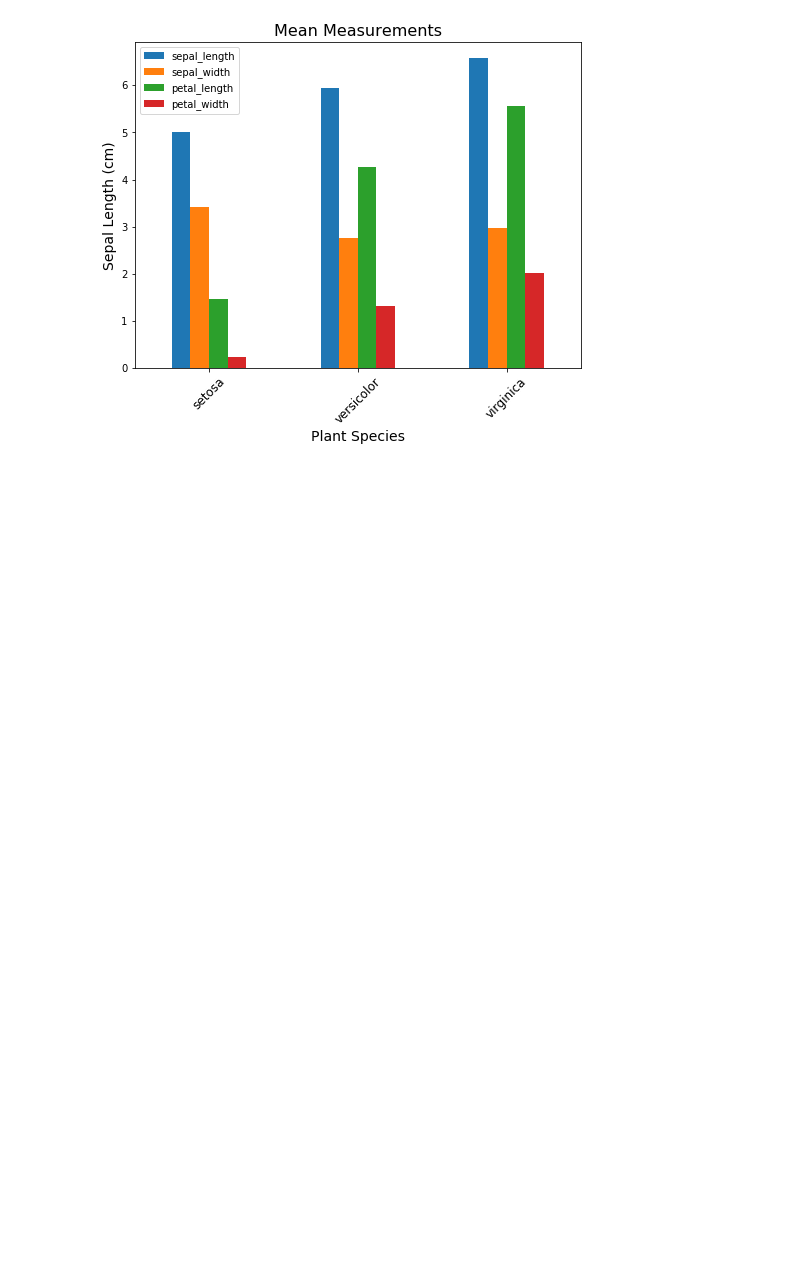
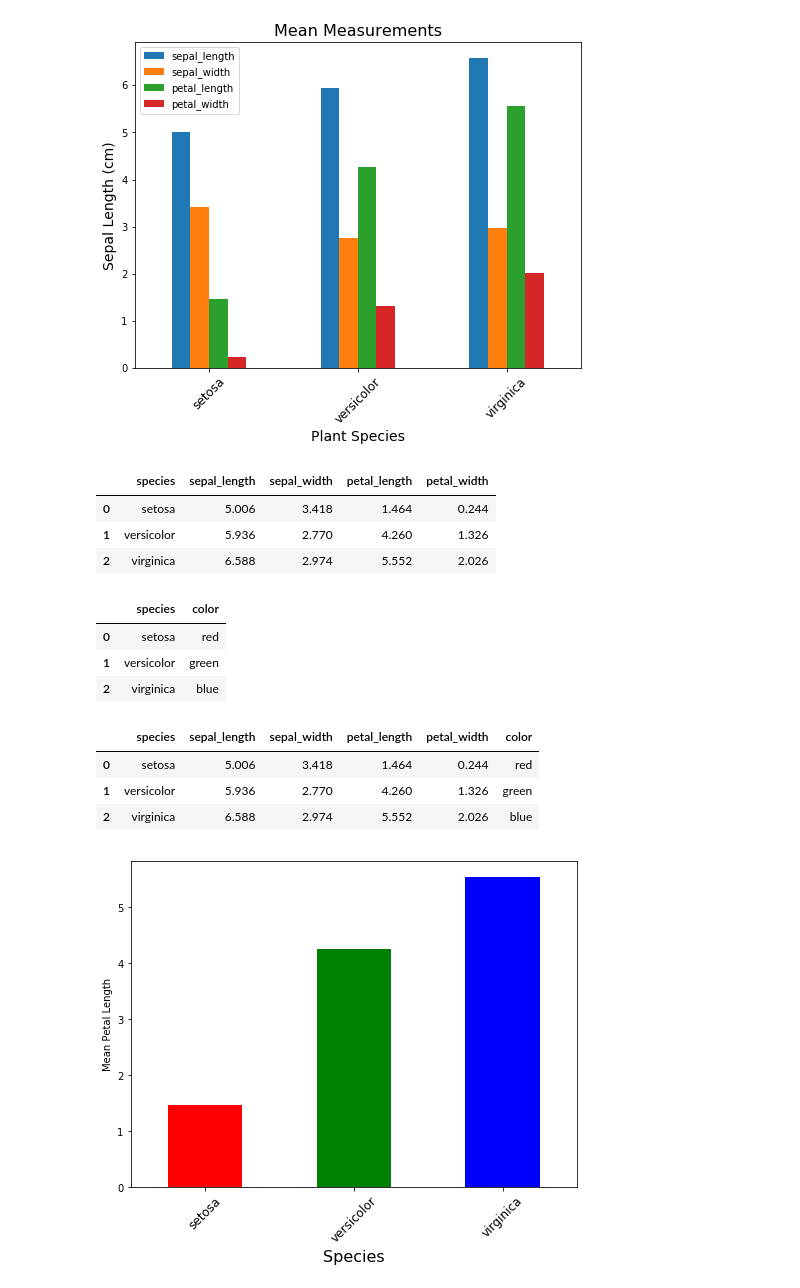
Before and after one commit to cybera/synthi, a Jupyter notebook: docs/examples/visualizations.ipynb, the cells around one changed output. Drawn from its saved outputs; the diff is of its cells as text; code cells hidden in the pictures; blank space fills up the shorter version.

```diff
--- a/docs/examples/visualizations.ipynb
+++ b/docs/examples/visualizations.ipynb
@@ -20,0 +19,38 @@ int("S")
+# %%
+df2 = adi_dataset("iris-virtual")
+df2
+# %% [output]
+|  | species | sepal_length | sepal_width | petal_length | petal_width |
+| 0 | setosa | 5.006 | 3.418 | 1.464 | 0.244 |
+| 1 | versicolor | 5.936 | 2.770 | 4.260 | 1.326 |
+| 2 | virginica | 6.588 | 2.974 | 5.552 | 2.026 |
+# %%
+df3 = adi_dataset("iris-colors")
+df3
+# %% [output]
+|  | species | color |
+| 0 | setosa | red |
+| 1 | versicolor | green |
+| 2 | virginica | blue |
+# %%
+df4 = adi_dataset("iris-joined")
+df4
+# %% [output]
+|  | species | sepal_length | sepal_width | petal_length | petal_width | color |
+| 0 | setosa | 5.006 | 3.418 | 1.464 | 0.244 | red |
+| 1 | versicolor | 5.936 | 2.770 | 4.260 | 1.326 | green |
+| 2 | virginica | 6.588 | 2.974 | 5.552 | 2.026 | blue |
+# %%
+ax = df4.plot(kind = 'bar',
+         x = 'species',
+         y = 'petal_length',
+         color = df4.color,
+         figsize = (8,6),
+         legend = False)
+
+ax.set_xticklabels(df.species, rotation=45, size = 12)
+ax.set_xlabel("Species", size = 16)
+ax.set_ylabel("Mean Petal Length")
+plt.show()
+# %% [output]
+[figure, added]
```
Also changed, not shown: parts of 1 cell of this notebook.
